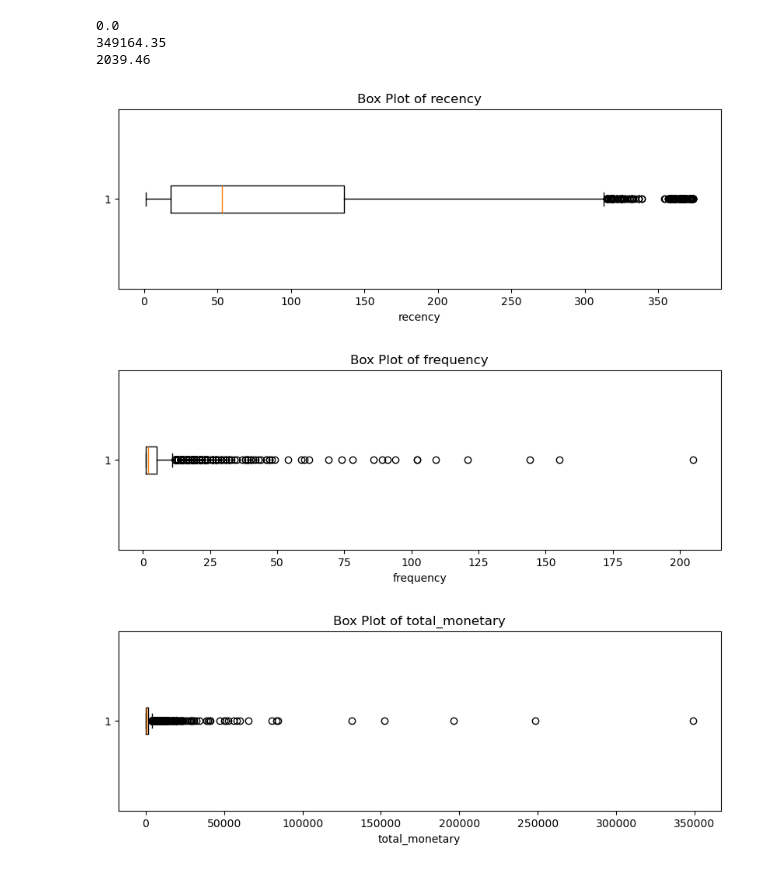
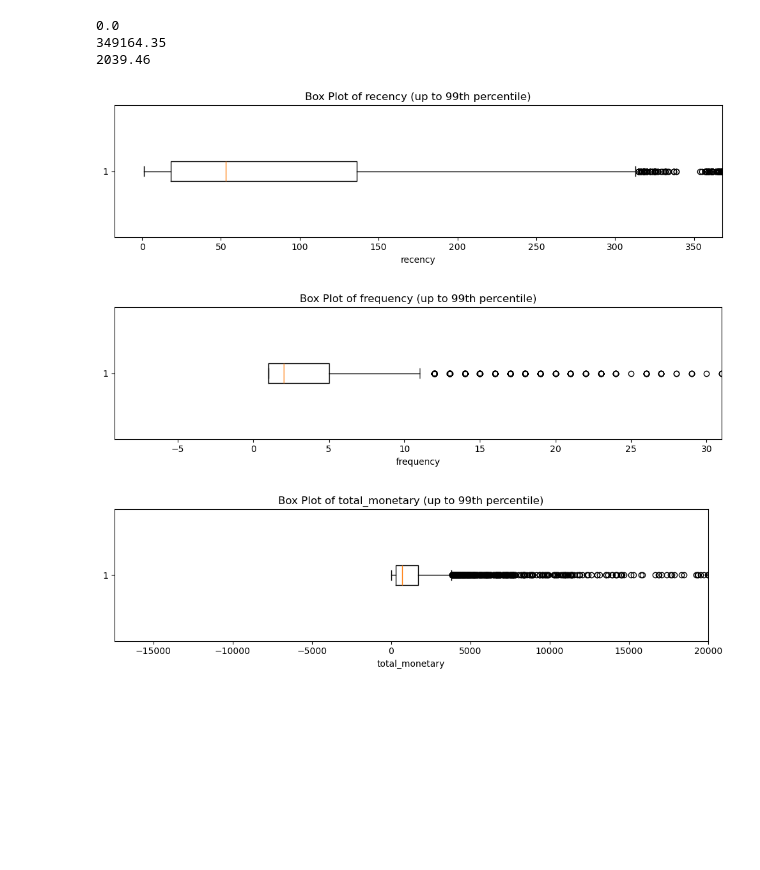
Before and after one commit to khanim-abdullayeva/Customer-Segmentation-and-Recommendation-System, a Jupyter notebook: notebook/02_rfm_analysis.ipynb, the cells around one changed output. Saved outputs shown, nothing was run; the diff lists cells and outputs as text; code cells hidden in the pictures; blank space fills up the shorter version.

Commit message:
Update box plot

```diff
--- a/notebook/02_rfm_analysis.ipynb
+++ b/notebook/02_rfm_analysis.ipynb
@@ -77,17 +78,22 @@ print(round(rfm["total_monetary"].mean(),2))
 349164.35
 2039.46
 # %%
-# Select the RFM metrics for outlier analysis.
-columns = ["recency", "frequency", "total_monetary"]
+columns = ["recency","frequency", "total_monetary"]
 
-# Create a separate box plot for each RFM metric.
 for column in columns:
+    values = rfm[column].drop_nulls().to_numpy()
+
+    # Set the upper limit at the 99th percentile for visualization.
+    upper_limit = np.percentile(values, 99)
+
     plt.figure(figsize=(10, 3))
-    plt.boxplot(rfm[column].to_list(), vert=False)
-    plt.title(f"Box Plot of {column}")
+    plt.boxplot(values, vert=False)
+    plt.xlim(right=upper_limit)
+    plt.title(f"Box Plot of {column} (up to 99th percentile)")
     plt.xlabel(column)
+    plt.tight_layout()
     plt.show()
 # %% [output]
-[figure, old version]
+[figure, new version]
-[figure, old version]
+[figure, new version]
-[figure, old version]
+[figure, new version]
```
Also changed, not shown: parts of 1 cell of this notebook.
